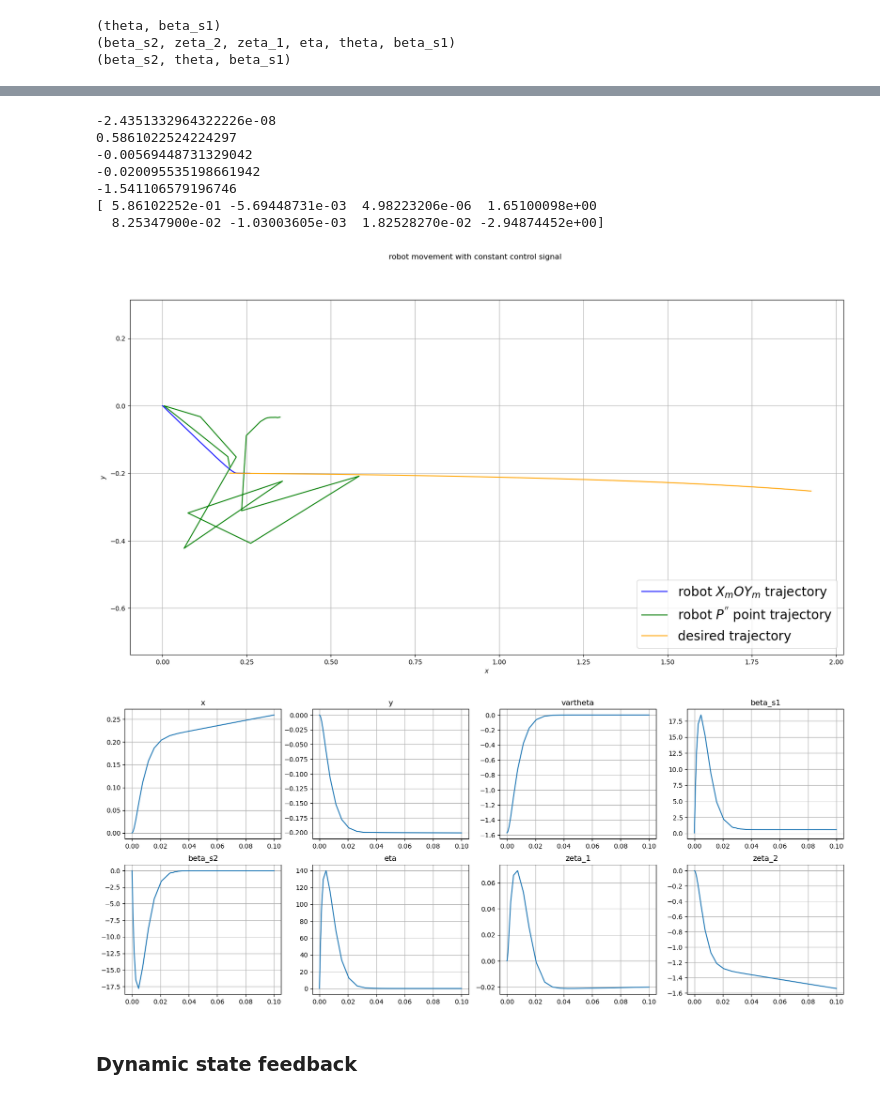
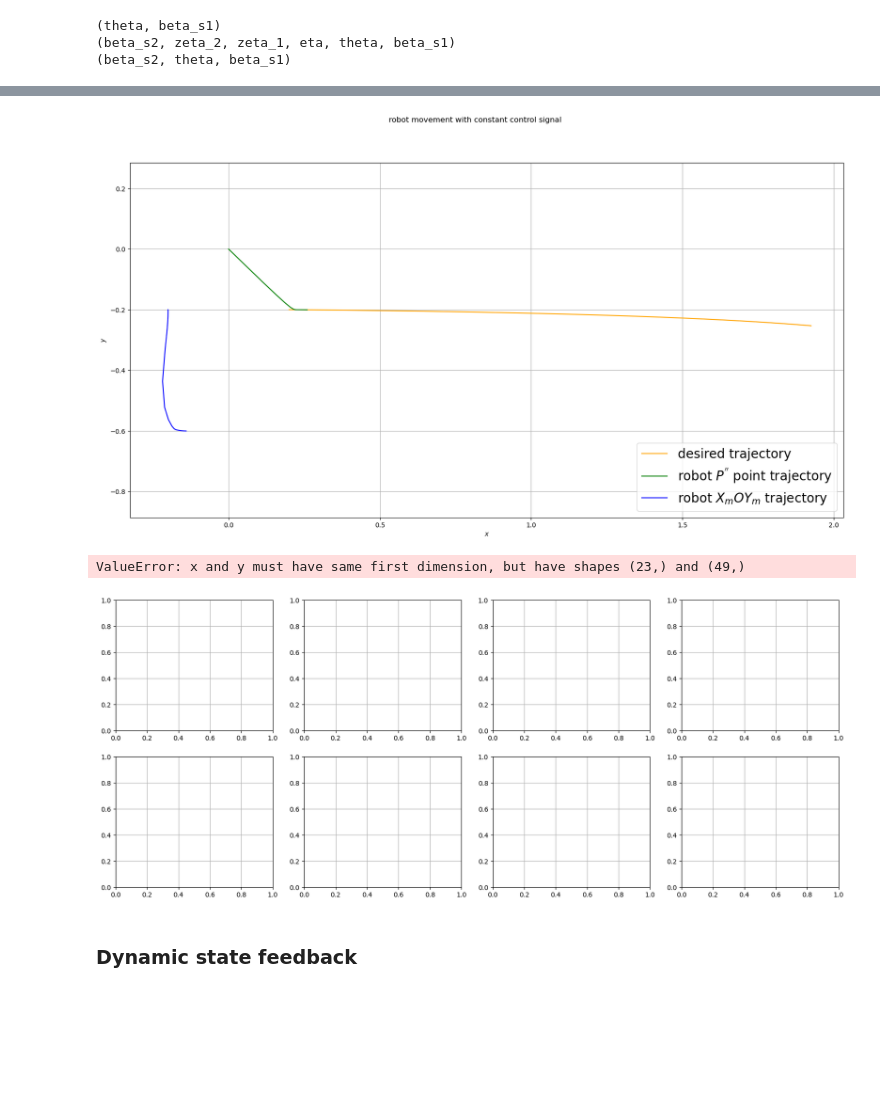
Before and after one commit to dvogureckiy99/TPandC, a Jupyter notebook: lab2.ipynb, the cells around one changed output, grey strips where cells are left out. Cells and saved outputs as stored; diff of their text form; code cells hidden in the pictures; blank space fills up the shorter version.

```diff
--- a/lab2.ipynb
+++ b/lab2.ipynb
@@ -123,7 +123,7 @@ fun_Bu = sm.lambdify(params, Bu, modules='numpy')
 # fun_B(3,8,0.5,0.1,0.2,1)
 
 params = (x,y,theta,beta_s1,beta_s2)
-fun_z = sm.lambdify(params, z1, modules='numpy')
+fun_z1 = sm.lambdify(params, z1, modules='numpy')
 # fun_z(3,8,0.5,0.1,0.2)
 # %%
 def rhs_Bu(t, z, eta, zeta_1, zeta_2):
@@ -145,7 +145,7 @@ z_traj = sol.sol(t)
 # computing z1
 z1_traj = np.array([]).reshape(3,0)
 for i in range(len(t)):
-    z1_traj = np.hstack((z1_traj,fun_z(z_traj[0][i],z_traj[1][i],z_traj[2][i],z_traj[3][i],z_traj[4][i])))
+    z1_traj = np.hstack((z1_traj,fun_z1(z_traj[0][i],z_traj[1][i],z_traj[2][i],z_traj[3][i],z_traj[4][i])))
 fig, ax = plt.subplots(1,1,figsize = (20,10))
 labels = ['robot $X_mOY_m$ trajectory','robot $P^{\'\'}$ point trajectory','$\mathcal{C}^2$']
 colours = ['b','g','orange']
@@ -324,7 +324,7 @@ print(rhs(t[-1],[z_traj[0][-1],z_traj[1][-1],z_traj[2][-1],z_traj[3][-1],z_traj[
 # computing z1
 z1_traj = np.array([]).reshape(3,0)
 for i in range(len(t)):
-    z1_traj = np.hstack((z1_traj,fun_z(z_traj[0][i],z_traj[1][i],z_traj[2][i],z_traj[3][i],z_traj[4][i])))
+    z1_traj = np.hstack((z1_traj,fun_z1(z_traj[0][i],z_traj[1][i],z_traj[2][i],z_traj[3][i],z_traj[4][i])))
 
 fig, ax = plt.subplots(1,1,figsize = (20,10))
 labels = ['robot $X_mOY_m$ trajectory','robot $P^{\'\'}$ point trajectory','desired trajectory']
@@ -447,6 +447,10 @@ fun_K = sm.lambdify(params, K, modules='numpy')
 (beta_s2, zeta_2, zeta_1, eta, theta, beta_s1)
 (beta_s2, theta, beta_s1)
 # %%
+def v(t,x,y,theta,beta_s1,beta_s2,eta,zeta_1,zeta_2):
+    return np.dot( fun_Kinv_map(beta_s2, theta, beta_s1), (fun_g_map(beta_s2, zeta_2, zeta_1, eta, theta)-\
+                                                fun_w(beta_s2, y, t, zeta_2, x, zeta_1, eta, theta, beta_s1)) )
+
 def fun_Q_map(t,x,y,theta,beta_s1,beta_s2,eta,zeta_1,zeta_2):
     return np.dot( fun_Qp_map(theta, beta_s1), fun_Kinv_map(beta_s2, theta, beta_s1) )
 
@@ -482,74 +499,78 @@ sol = sp.integrate.solve_ivp(rhs, [0, T], s0,method='RK23', dense_output=False,r
 # t = np.linspace(0, T, round(T/dt))
 # z_traj = sol.sol(t)
 t = sol.t
-z_traj = sol.y
+z1_traj = sol.y
 
-print(z_traj[2][-1])
-print(z_traj[3][-1])
-print(z_traj[4][-1])
-print(z_traj[6][-1])
-print(z_traj[7][-1])
-print(rhs(t[-1],[z_traj[0][-1],z_traj[1][-1],z_traj[2][-1],z_traj[3][-1],z_traj[4][-1],z_traj[5][-1],z_traj[6][-1],z_traj[7][-1]]))
+# print(z_traj[2][-1])
+# print(z_traj[3][-1])
+# print(z_traj[4][-1])
+# print(z_traj[6][-1])
+# print(z_traj[7][-1])
+# print(rhs(t[-1],[z_traj[0][-1],z_traj[1][-1],z_traj[2][-1],z_traj[3][-1],z_traj[4][-1],z_traj[5][-1],z_traj[6][-1],z_traj[7][-1]]))
 
 # computing z1
-z1_traj = np.array([]).reshape(3,0)
-for i in range(len(t)):
-    z1_traj = np.hstack((z1_traj,fun_z(z_traj[0][i],z_traj[1][i],z_traj[2][i],z_traj[3][i],z_traj[4][i])))
+# z1_traj = np.array([]).reshape(3,0)
+# for i in range(len(t)):
+#     z1_traj = np.hstack((z1_traj,fun_z1(z_traj[0][i],z_traj[1][i],z_traj[2][i],z_traj[3][i],z_traj[4][i])))
 
 fig, ax = plt.subplots(1,1,figsize = (20,10))
 labels = ['robot $X_mOY_m$ trajectory','robot $P^{\'\'}$ point trajectory','desired trajectory']
 colours = ['b','g','orange']
-ax.plot(z1_traj[0],z1_traj[1],label=labels[1],color=colours[1])
-ax.plot(z_traj[0],z_traj[1],label=labels[0],color=colours[0])
 mult = 0.1
 ax.plot(x_des[:round((len(t_des)*mult))],y_des[:round((len(t_des)*mult))],label=labels[2],color=colours[2])
+ax.plot(z1_traj[0],z1_traj[1],label=labels[1],color=colours[1])
+ax.plot(fun_calc_x(z1_traj[0],z1_traj[6],z1_traj[7]), fun_calc_x(z1_traj[1],z1_traj[6],z1_traj[7]),label=labels[0],color=colours[0])
 
 fig.suptitle("robot movement with constant control signal")
 ax.set_xlabel("$x$")
 ax.set_ylabel("$y$")
 ax.grid(True)
 ax.legend(fontsize="20",loc='lower right')
 ax.axis('equal')
 plt.show()
 
 fig, ax = plt.subplots(2,4,figsize = (20,8))
 for i in range(2):
     for j in range(4):
         ax[i][j].grid(True)
 plt.subplot(241)
-plt.plot(t,z_traj[0])
-plt.title("x")
+plt.plot(t,z1_traj[0])
+plt.title("z1 or P''x")
 plt.subplot(242)
-plt.plot(t,z_traj[1])
-plt.title("y")
+plt.plot(t,z1_traj[1])
+plt.title("z2 or P''y")
 plt.subplot(243)
-plt.plot(t,z_traj[2])
+plt.plot(t,z1_traj[6] )
 plt.title("vartheta")
 plt.subplot(244)
-plt.plot(t,z_traj[3])
+plt.plot(t,z1_traj[7])
 plt.title("beta_s1")
 plt.subplot(245)
-plt.plot(t,z_traj[4])
+plt.plot(t,z1_traj[2])
 plt.title("beta_s2")
+
+eta_v = np.array([])
+zeta_1_v = np.array([])
+zeta_2_v = np.array([])
+for i in range(len(t)):
+    u_v = np.dot( fun_Kinv(z1_traj[2][i], z1_traj[6][i], z1_traj[7][i]), np.array([z1_traj[3][i],z1_traj[4][i],z1_traj[5][i]]).reshape(3,1) )
+    eta_v = np.append(eta_v,u_v[0][0])
+    zeta_1_v = np.append(zeta_1_v,u_v[1][0])
+    zeta_2_v = np.append(zeta_2_v,u_v[2][0])
+
 plt.subplot(246)
-plt.plot(t,z_traj[5])
+plt.plot(t,eta_v)
 plt.title("eta")
 plt.subplot(247)
-plt.plot(t,z_traj[6])
+plt.plot(t,zeta_1_v)
 plt.title("zeta_1")
 plt.subplot(248)
-plt.plot(t,z_traj[7])
+plt.plot(t,zeta_2_v)
 plt.title("zeta_2")
 plt.show()
 # %% [output]
+[figure, new version]
--2.4351332964322226e-08
-0.5861022524224297
--0.00569448731329042
--0.020095535198661942
--1.541106579196746
-[ 5.86102252e-01 -5.69448731e-03  4.98223206e-06  1.65100098e+00
-  8.25347900e-02 -1.03003605e-03  1.82528270e-02 -2.94874452e+00]
+ValueError: x and y must have same first dimension, but have shapes (23,) and (49,)
-[figure, old version]
-[figure, old version]
+[figure, new version]
 # %% [markdown]
 ### Dynamic state feedback
```
Also changed, not shown: parts of 2 cells of this notebook.
